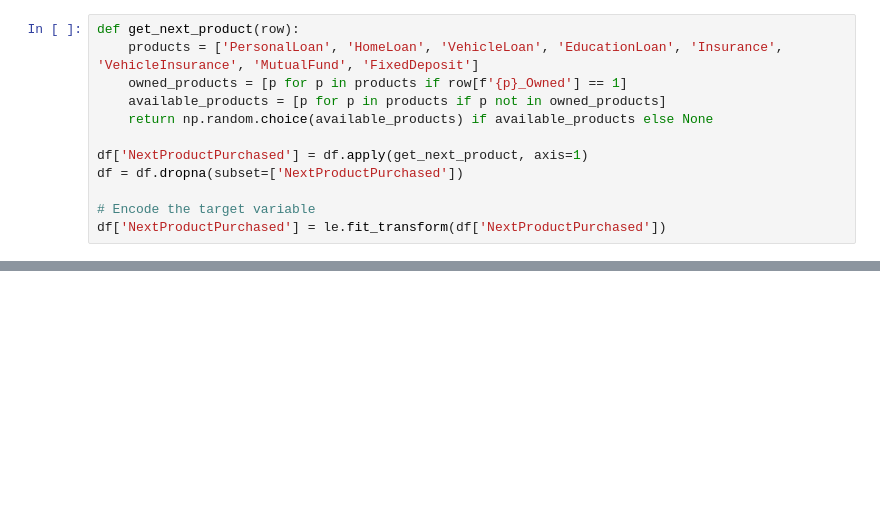
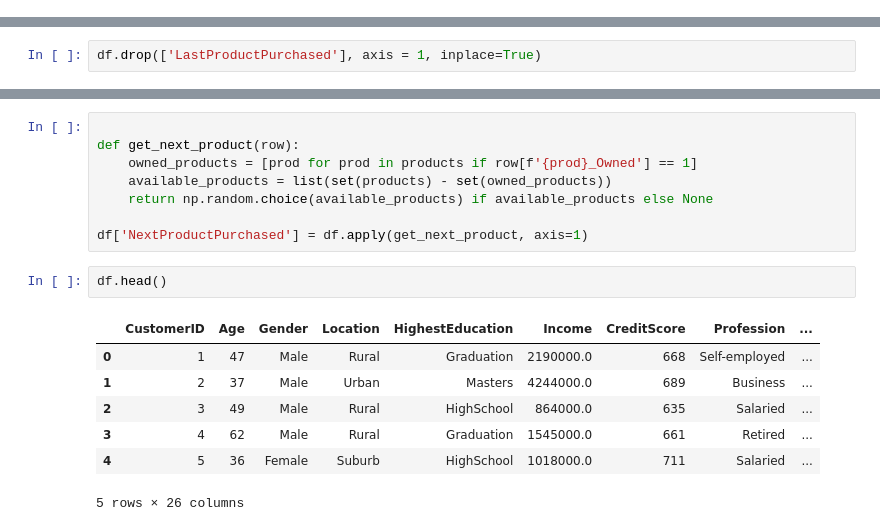
Before and after one commit to whywakejha/recommender, a Jupyter notebook: research/02_modelling_2.ipynb, the cells around one changed output, grey strips where cells are left out. Cells and saved outputs as stored; diff of their text form; blank space fills up the shorter version.

```diff
--- a/research/02_modelling_2.ipynb
+++ b/research/02_modelling_2.ipynb
@@ -160,12 +0,0 @@ Feature Importance:
-# %%
-def get_next_product(row):
-    products = ['PersonalLoan', 'HomeLoan', 'VehicleLoan', 'EducationLoan', 'Insurance', 'VehicleInsurance', 'MutualFund', 'FixedDeposit']
-    owned_products = [p for p in products if row[f'{p}_Owned'] == 1]
-    available_products = [p for p in products if p not in owned_products]
-    return np.random.choice(available_products) if available_products else None
-
-df['NextProductPurchased'] = df.apply(get_next_product, axis=1)
-df = df.dropna(subset=['NextProductPurchased'])
-
-# Encode the target variable
-df['NextProductPurchased'] = le.fit_transform(df['NextProductPurchased'])
@@ -285,0 +24,2 @@ ImportError: cannot import name 'threadpool_info' from 'sklearn.utils.fixes' (/o
+# %%
+df.drop(['LastProductPurchased'], axis = 1, inplace=True)
@@ -285,0 +36,18 @@ ImportError: cannot import name 'threadpool_info' from 'sklearn.utils.fixes' (/o
+# %%
+
+def get_next_product(row):
+    owned_products = [prod for prod in products if row[f'{prod}_Owned'] == 1]
+    available_products = list(set(products) - set(owned_products))
+    return np.random.choice(available_products) if available_products else None
+
+df['NextProductPurchased'] = df.apply(get_next_product, axis=1)
+# %%
+df.head()
+# %% [output]
+|  | CustomerID | Age | Gender | Location | HighestEducation | Income | CreditScore | Profession | ... |
+| 0 | 1 | 47 | Male | Rural | Graduation | 2190000.0 | 668 | Self-employed | ... |
+| 1 | 2 | 37 | Male | Urban | Masters | 4244000.0 | 689 | Business | ... |
+| 2 | 3 | 49 | Male | Rural | HighSchool | 864000.0 | 635 | Salaried | ... |
+| 3 | 4 | 62 | Male | Rural | Graduation | 1545000.0 | 661 | Retired | ... |
+| 4 | 5 | 36 | Female | Suburb | HighSchool | 1018000.0 | 711 | Salaried | ... |
+5 rows × 26 columns
```
Also changed, not shown: parts of 36 cells of this notebook.
